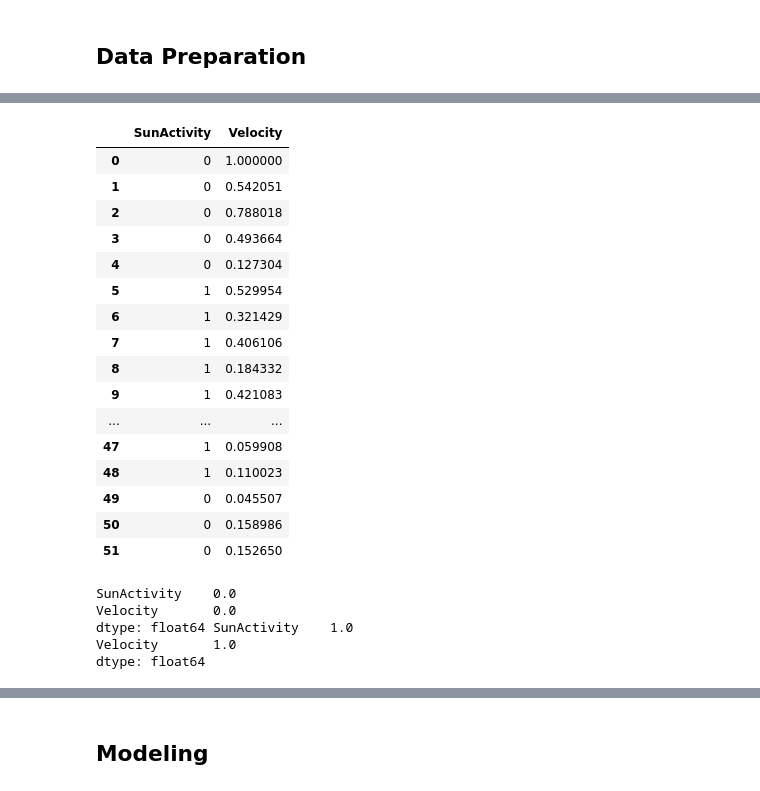
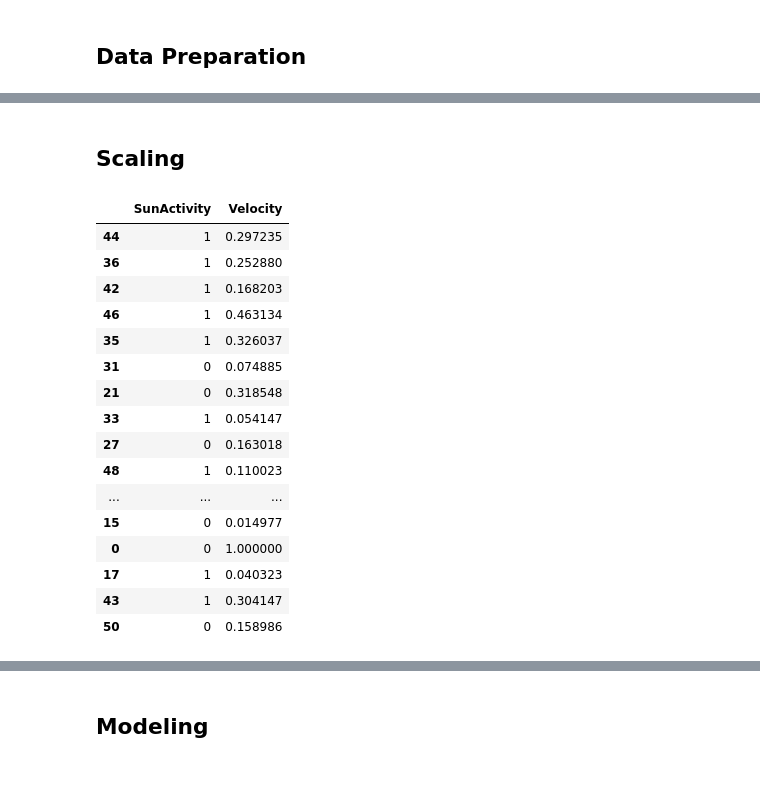
Before and after one commit to ffiza/aprendizaje-automatico-lamp, a Jupyter notebook: code/tp1_cmes.ipynb, the cells around one changed output, grey strips where cells are left out. Saved outputs shown, nothing was run; the diff lists cells and outputs as text; code cells hidden in the pictures.

```diff
--- a/code/tp1_cmes.ipynb
+++ b/code/tp1_cmes.ipynb
@@ -155,2 +129,4 @@ dtype: int64
+# %% [markdown]
+## Scaling
 # %%
 scaler = MinMaxScaler()
@@ -159,29 +135,20 @@ features.loc[:, 'Velocity'] = scaler.fit_transform(
-# %%
-features
-# %% [output]
-|  | SunActivity | Velocity |
-| 0 | 0 | 1.000000 |
-| 1 | 0 | 0.542051 |
-| 2 | 0 | 0.788018 |
-| 3 | 0 | 0.493664 |
-| 4 | 0 | 0.127304 |
-| 5 | 1 | 0.529954 |
-| 6 | 1 | 0.321429 |
-| 7 | 1 | 0.406106 |
-| 8 | 1 | 0.184332 |
-| 9 | 1 | 0.421083 |
-| ... | ... | ... |
-| 47 | 1 | 0.059908 |
-| 48 | 1 | 0.110023 |
-| 49 | 0 | 0.045507 |
-| 50 | 0 | 0.158986 |
-| 51 | 0 | 0.152650 |
-# %%
-# Scaling analysis (if necessary)
-print(features.min(), features.max())
-# %% [output]
-SunActivity    0.0
-Velocity       0.0
-dtype: float64 SunActivity    1.0
-Velocity       1.0
-dtype: float64
+# %%
+feats_train
+# %% [output]
+|  | SunActivity | Velocity |
+| 44 | 1 | 0.297235 |
+| 36 | 1 | 0.252880 |
+| 42 | 1 | 0.168203 |
+| 46 | 1 | 0.463134 |
+| 35 | 1 | 0.326037 |
+| 31 | 0 | 0.074885 |
+| 21 | 0 | 0.318548 |
+| 33 | 1 | 0.054147 |
+| 27 | 0 | 0.163018 |
+| 48 | 1 | 0.110023 |
+| ... | ... | ... |
+| 15 | 0 | 0.014977 |
+| 0 | 0 | 1.000000 |
+| 17 | 1 | 0.040323 |
+| 43 | 1 | 0.304147 |
+| 50 | 0 | 0.158986 |
```
Also changed, not shown: parts of 16 cells of this notebook, 1 other file.
